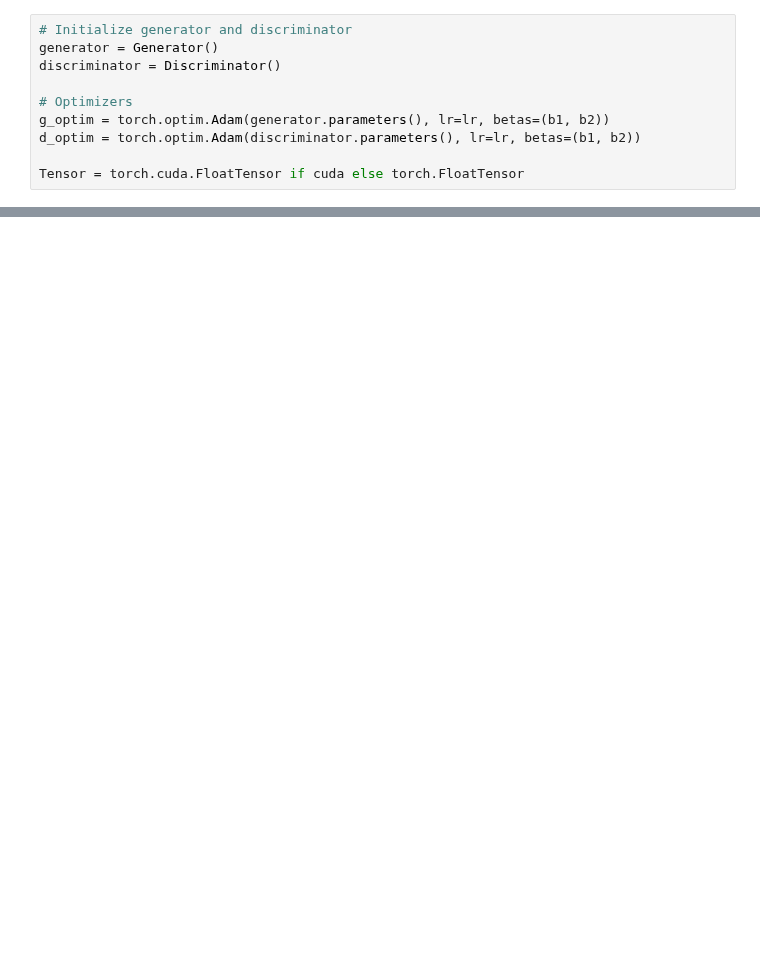
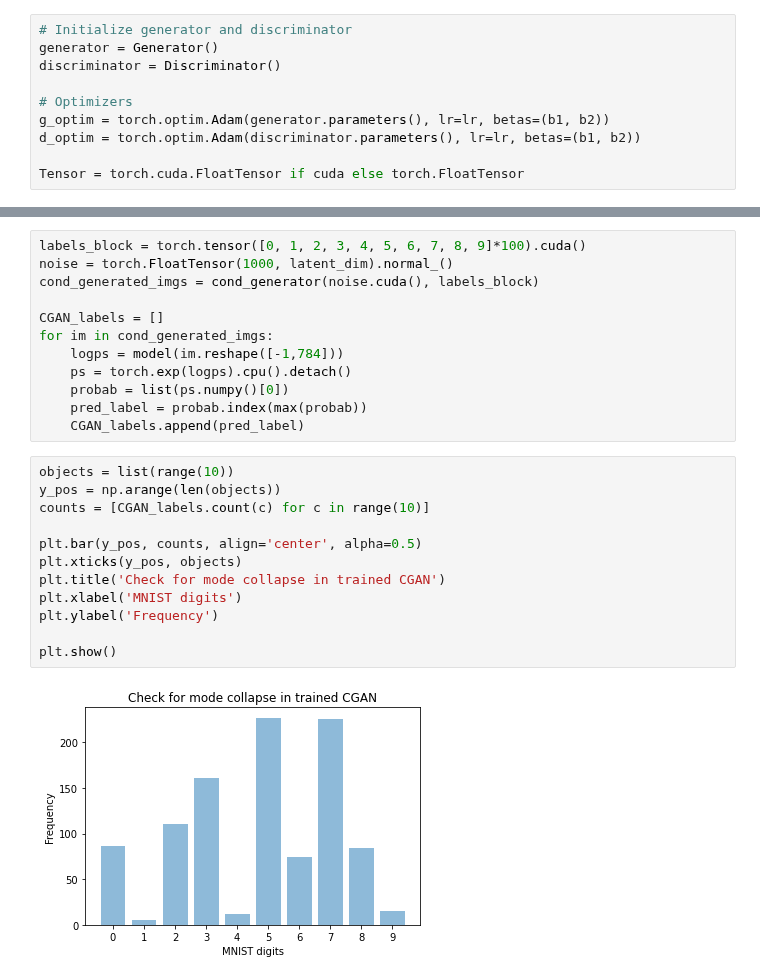
Before and after one commit to pwl482/patrec_2020, a Jupyter notebook: Assignment_12/GAN.ipynb, the cells around one changed output, grey strips where cells are left out. Cells and saved outputs as stored; diff of their text form; blank space fills up the shorter version.

```diff
--- a/Assignment_12/GAN.ipynb
+++ b/Assignment_12/GAN.ipynb
@@ -229,0 +553,26 @@ plt.show()
+# %%
+labels_block = torch.tensor([0, 1, 2, 3, 4, 5, 6, 7, 8, 9]*100).cuda()
+noise = torch.FloatTensor(1000, latent_dim).normal_()
+cond_generated_imgs = cond_generator(noise.cuda(), labels_block)
+
+CGAN_labels = []
+for im in cond_generated_imgs:
+    logps = model(im.reshape([-1,784]))
+    ps = torch.exp(logps).cpu().detach()
+    probab = list(ps.numpy()[0])
+    pred_label = probab.index(max(probab))
+    CGAN_labels.append(pred_label)
+# %%
+objects = list(range(10))
+y_pos = np.arange(len(objects))
+counts = [CGAN_labels.count(c) for c in range(10)]
+
+plt.bar(y_pos, counts, align='center', alpha=0.5)
+plt.xticks(y_pos, objects)
+plt.title('Check for mode collapse in trained CGAN')
+plt.xlabel('MNIST digits')
+plt.ylabel('Frequency')
+
+plt.show()
+# %% [output]
+[figure, added]
```
Also changed, not shown: parts of 32 cells of this notebook.
